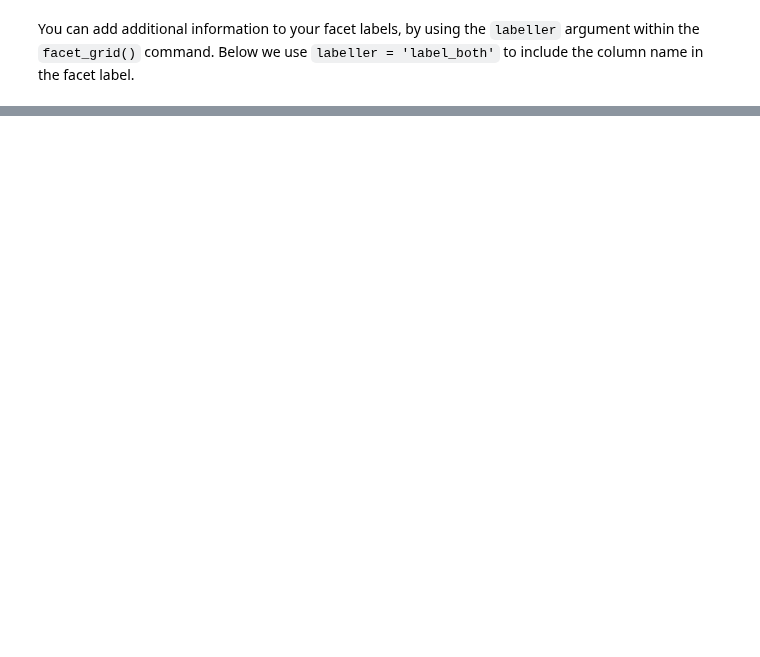
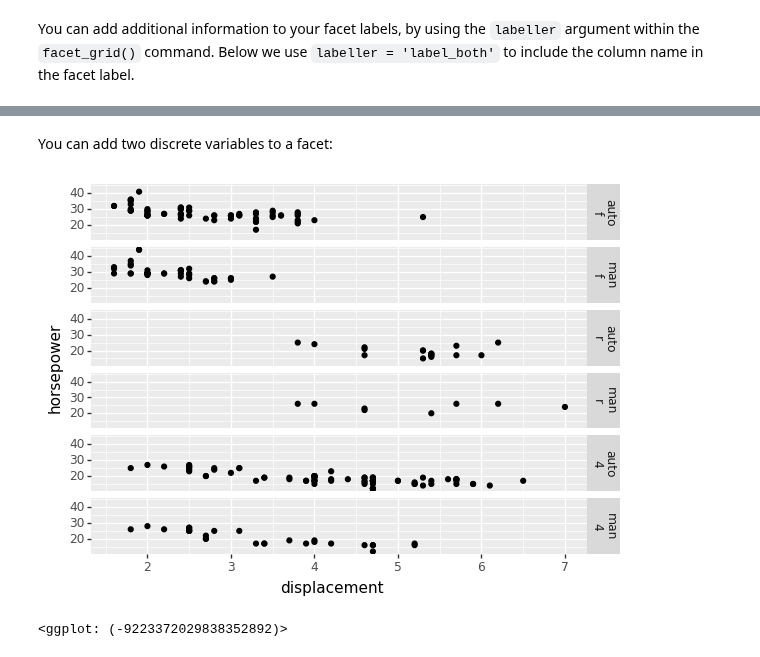
Before and after one commit to has2k1/plotnine-examples, a Jupyter notebook: plotnine_examples/examples/facet_grid.ipynb, the cells around one changed output, grey strips where cells are left out. Saved outputs shown, nothing was run; the diff lists cells and outputs as text; code cells hidden in the pictures; blank space fills up the shorter version.

```diff
--- a/plotnine_examples/examples/facet_grid.ipynb
+++ b/plotnine_examples/examples/facet_grid.ipynb
@@ -110,0 +115,2 @@ You can add additional information to your facet labels, by using the `labeller`
+# %% [markdown]
+You can add two discrete variables to a facet:
@@ -111 +120,12 @@ You can add additional information to your facet labels, by using the `labeller`
+# %%
+(
+    ggplot(mpg, aes(x='displ', y='hwy'))
+    + geom_point()
+    + facet_grid('drv + transmission ~ .') # use + to add additional faceting variables
+    + xlab('displacement')
+    + ylab('horsepower')
+)
+# %% [output]
+[figure, added]
+<ggplot: (-9223372029838352892)>
 # %% [markdown]
```
Also changed, not shown: parts of 15 cells of this notebook.
